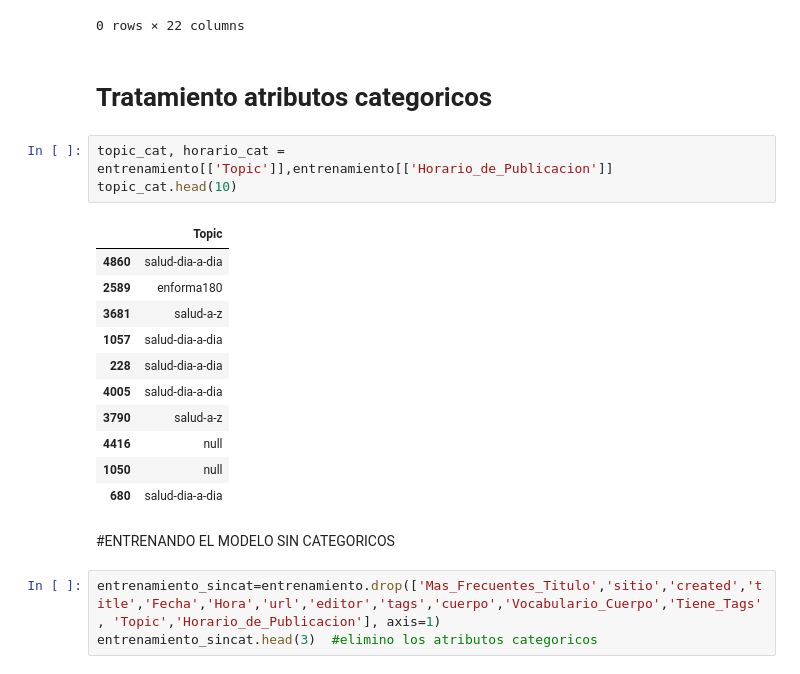
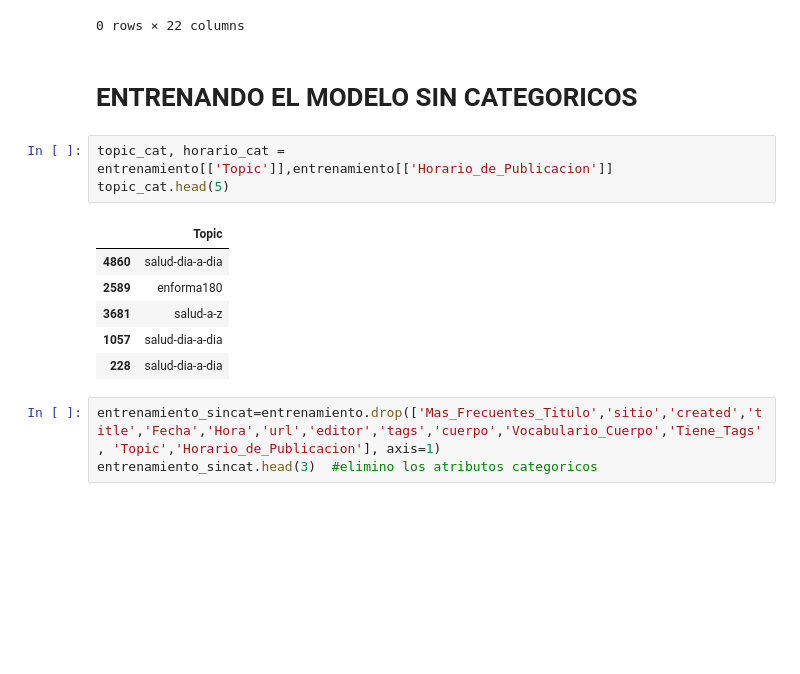
Before and after one commit to aaronjdigital/mlidigital, a Jupyter notebook: Procesamiento Notas.ipynb, the cells around one changed output. Cells and saved outputs as stored; diff of their text form; blank space fills up the shorter version.

```diff
--- a/Procesamiento Notas.ipynb
+++ b/Procesamiento Notas.ipynb
@@ -682,24 +705,17 @@ sample_incomplete_rows
 |  | sitio | created | title | Fecha | Hora | url | editor | tags | cuerpo | No.Letras_Url | ... |
 0 rows × 22 columns
 # %% [markdown]
-# Tratamiento atributos categoricos
+# ENTRENANDO EL MODELO SIN CATEGORICOS
 # %%
 topic_cat, horario_cat = entrenamiento[['Topic']],entrenamiento[['Horario_de_Publicacion']]
-topic_cat.head(10)
+topic_cat.head(5)
 # %% [output]
 |  | Topic |
 | 4860 | salud-dia-a-dia |
 | 2589 | enforma180 |
 | 3681 | salud-a-z |
 | 1057 | salud-dia-a-dia |
 | 228 | salud-dia-a-dia |
-| 4005 | salud-dia-a-dia |
-| 3790 | salud-a-z |
-| 4416 | null |
-| 1050 | null |
-| 680 | salud-dia-a-dia |
-# %% [markdown]
-#ENTRENANDO EL MODELO SIN CATEGORICOS
 # %%
 entrenamiento_sincat=entrenamiento.drop(['Mas_Frecuentes_Titulo','sitio','created','title','Fecha','Hora','url','editor','tags','cuerpo','Vocabulario_Cuerpo','Tiene_Tags', 'Topic','Horario_de_Publicacion'], axis=1)
 entrenamiento_sincat.head(3)  #elimino los atributos categoricos
```
Also changed, not shown: parts of 43 cells of this notebook.
